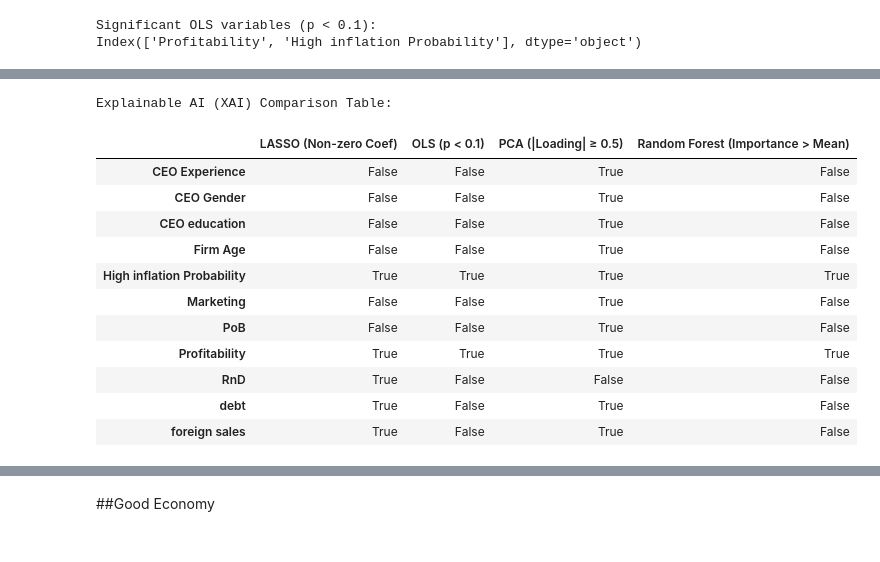
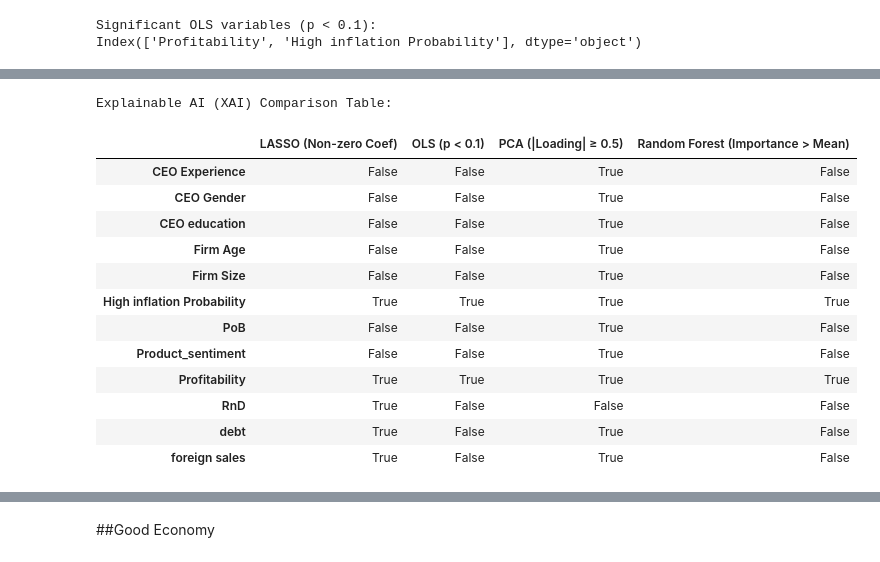
Before and after one commit to ashleyak7/MSCI-151-week-1-workshops, a Jupyter notebook: CW4_AAK.ipynb, the cells around one changed output, grey strips where cells are left out. Drawn from its saved outputs; the diff is of its cells as text; code cells hidden in the pictures.

```diff
--- a/CW4_AAK.ipynb
+++ b/CW4_AAK.ipynb
@@ -653,11 +963,11 @@ import pandas as pd
 import statsmodels.api as sm
 
 # Load the dataframe
-excel_file_path = '/content/sample_data/cw4 high inflation .xlsx'
+excel_file_path = '/content/cw4 high inflation .xlsx'
 df = pd.read_excel(excel_file_path)
 
 # Define the features (X) and the target variable (y)
-feature_cols_ols_high_inflation = ['Profitability', 'High inflation Probability', 'debt', 'RnD', 'Firm Age', 'CEO Experience', 'foreign sales', 'CEO education',  'CEO Gender', 'Marketing', 'Product_sentiment', 'PoB']
+feature_cols_ols_high_inflation = ['Profitability', 'High inflation Probability','debt', 'RnD', 'Firm Age', 'Firm Size', 'CEO Experience', 'foreign sales', 'CEO education',  'CEO Gender', 'Marketing', 'Product_sentiment', 'PoB']
 X_ols_high_inflation = df[feature_cols_ols_high_inflation]
 y_ols_high_inflation = df['New Profit']
 
@@ -836,7 +1246,7 @@ from sklearn.model_selection import train_test_split # Import train_test_split
 
 # Assuming df is already loaded from 'cw4 high inflation .xlsx'
 # If not, you would need to add the code to load it here:
-excel_file_path = '/content/sample_data/cw4 high inflation .xlsx'
+excel_file_path = '/content/cw4 high inflation .xlsx'
 df = pd.read_excel(excel_file_path)
 
 
@@ -887,7 +1297,7 @@ if 'const' in ols_important_features:
 
 # --- PCA Important Features (Loading factors >= 0.5) ---
 # Define the features for PCA
-feature_cols_pca_new = ['Profitability', 'High inflation Probability', 'debt', 'RnD', 'Firm Age', 'CEO Experience', 'foreign sales', 'CEO education', 'CEO Gender', 'Marketing', 'Product_sentiment', 'PoB']
+feature_cols_pca_new = ['Profitability', 'High inflation Probability', 'debt', 'RnD', 'Firm Age', 'Firm Size','CEO Experience', 'foreign sales', 'CEO education', 'CEO Gender', 'Marketing', 'Product_sentiment', 'PoB']
 X_pca_new = df[feature_cols_pca_new]
 
 # Standardize the features
@@ -906,36 +1316,37 @@ max_loading_per_feature_new = pd.DataFrame({
     'Highest Absolute Loading': abs_loading_new.max(axis=1),
     'Principal Component (PC)': abs_loading_new.idxmax(axis=1)
 })
 pca_important_features = max_loading_per_feature_new[max_loading_per_feature_new['Highest Absolute Loading'] >= 0.5].index.tolist()
 
 # --- Create the Comparison Table ---
 
 # Get all unique features from the three lists
 all_features = sorted(list(set(lasso_important_features + ols_important_features + pca_important_features + rf_important_features))) # Include RF features
 
 # Create a DataFrame to store the comparison
 xai_comparison_table = pd.DataFrame(index=all_features)
 
 # Mark features as important based on each method
 xai_comparison_table['LASSO (Non-zero Coef)'] = xai_comparison_table.index.isin(lasso_important_features)
 xai_comparison_table['OLS (p < 0.1)'] = xai_comparison_table.index.isin(ols_important_features)
 xai_comparison_table['PCA (|Loading| ≥ 0.5)'] = xai_comparison_table.index.isin(pca_important_features)
 xai_comparison_table['Random Forest (Importance > Mean)'] = xai_comparison_table.index.isin(rf_important_features) # Add RF column
 
 
 # Display the comparison table
 print("Explainable AI (XAI) Comparison Table:")
 display(xai_comparison_table)
 # %% [output]
 Explainable AI (XAI) Comparison Table:
 |  | LASSO (Non-zero Coef) | OLS (p < 0.1) | PCA (|Loading| ≥ 0.5) | Random Forest (Importance > Mean) |
 | CEO Experience | False | False | True | False |
 | CEO Gender | False | False | True | False |
 | CEO education | False | False | True | False |
 | Firm Age | False | False | True | False |
+| Firm Size | False | False | True | False |
 | High inflation Probability | True | True | True | True |
-| Marketing | False | False | True | False |
 | PoB | False | False | True | False |
+| Product_sentiment | False | False | True | False |
 | Profitability | True | True | True | True |
 | RnD | True | False | False | False |
 | debt | True | False | True | False |
```
Also changed, not shown: parts of 35 cells of this notebook.
